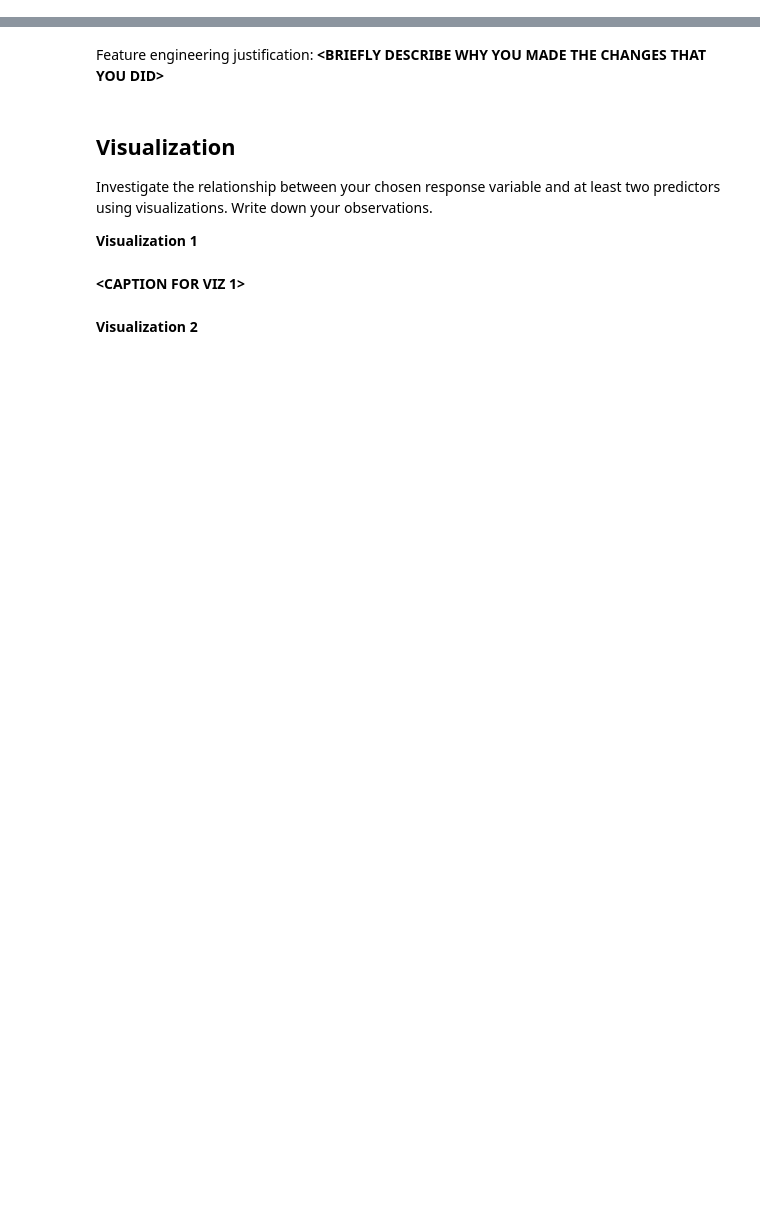
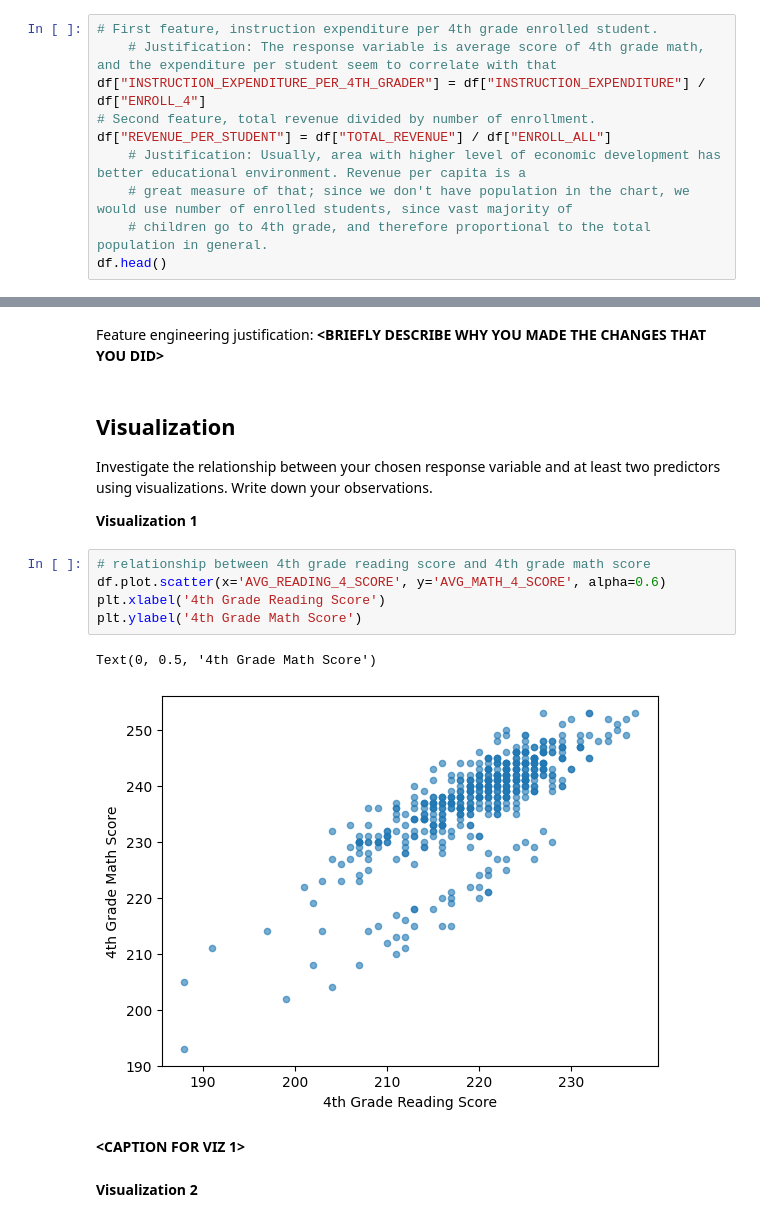
Before and after one commit to shengbinya/MDST-Tutorial-Redesign, a Jupyter notebook: tutorial1/checkpoint1.ipynb, the cells around one changed output, grey strips where cells are left out. Drawn from its saved outputs; the diff is of its cells as text; blank space fills up the shorter version.

Commit message:
Visualization completed

```diff
--- a/tutorial1/checkpoint1.ipynb
+++ b/tutorial1/checkpoint1.ipynb
@@ -147,3 +151,13 @@ After exploring the data, you can choose to modify features that you would use t
 You can also create your own features. For example, perhaps you figured that maybe a state's expenditure per student may affect their overall academic performance so you create a expenditure_per_student feature.
 
 Use this space to modify or create features.
+# %%
+# First feature, instruction expenditure per 4th grade enrolled student.
+    # Justification: The response variable is average score of 4th grade math, and the expenditure per student seem to correlate with that
+df["INSTRUCTION_EXPENDITURE_PER_4TH_GRADER"] = df["INSTRUCTION_EXPENDITURE"] / df["ENROLL_4"]
+# Second feature, total revenue divided by number of enrollment.
+df["REVENUE_PER_STUDENT"] = df["TOTAL_REVENUE"] / df["ENROLL_ALL"]
+    # Justification: Usually, area with higher level of economic development has better educational environment. Revenue per capita is a
+    # great measure of that; since we don't have population in the chart, we would use number of enrolled students, since vast majority of
+    # children go to 4th grade, and therefore proportional to the total population in general.
+df.head()
@@ -155,6 +177,14 @@ Feature engineering justification: **<BRIEFLY DESCRIBE WHY YOU MADE THE CHANGES
 Investigate the relationship between your chosen response variable and at least two predictors using visualizations. Write down your observations.
 
 **Visualization 1**
+# %%
+# relationship between 4th grade reading score and 4th grade math score
+df.plot.scatter(x='AVG_READING_4_SCORE', y='AVG_MATH_4_SCORE', alpha=0.6)
+plt.xlabel('4th Grade Reading Score')
+plt.ylabel('4th Grade Math Score')
+# %% [output]
+Text(0, 0.5, '4th Grade Math Score')
+[figure, added]
 # %% [markdown]
 **<CAPTION FOR VIZ 1>**
 # %% [markdown]
```
Also changed, not shown: parts of 6 cells of this notebook.
